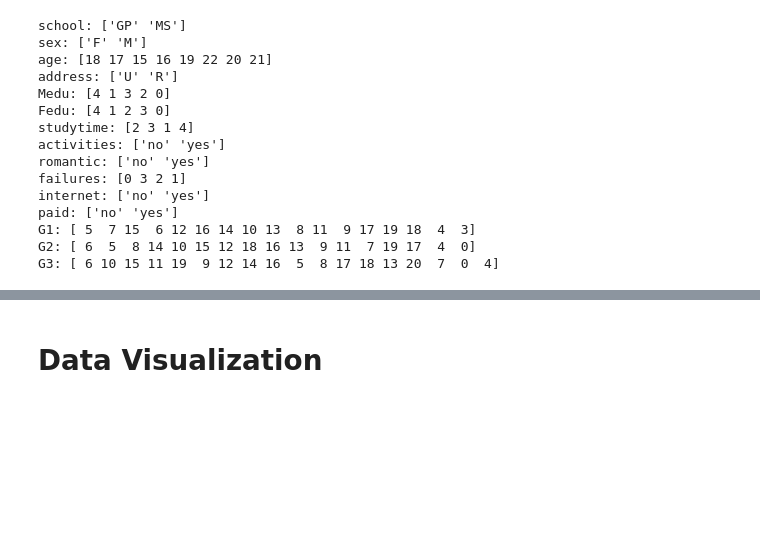
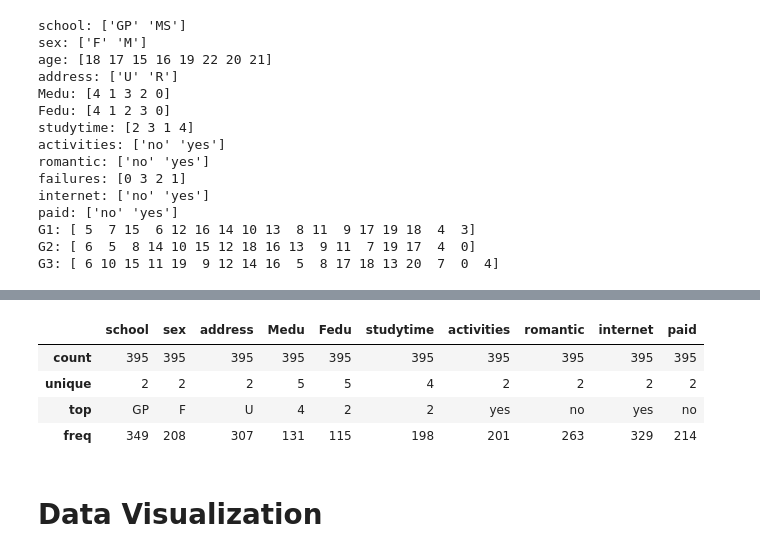
Before and after one commit to samillano-jk/Data_Analysis-projects-scripts-notebooks, a Jupyter notebook: Data-Analysis/student-performance-analysis.ipynb, the cells around one changed output, grey strips where cells are left out. Saved outputs shown, nothing was run; the diff lists cells and outputs as text; code cells hidden in the pictures; blank space fills up the shorter version.

Commit message:
Kaggle Notebook | Student-Performance-Analysis | Version 21

```diff
--- a/Data-Analysis/student-performance-analysis.ipynb
+++ b/Data-Analysis/student-performance-analysis.ipynb
@@ -121,3 +121,5 @@ paid: ['no' 'yes']
 G1: [ 5  7 15  6 12 16 14 10 13  8 11  9 17 19 18  4  3]
 G2: [ 6  5  8 14 10 15 12 18 16 13  9 11  7 19 17  4  0]
 G3: [ 6 10 15 11 19  9 12 14 16  5  8 17 18 13 20  7  0  4]
+# %%
+student.loc[:, ["Medu", "Fedu", "studytime"]] = student.loc[:, ["Medu", "Fedu", "studytime"]].astype(str)
@@ -124,3 +156,11 @@ G3: [ 6 10 15 11 19  9 12 14 16  5  8 17 18 13 20  7  0  4]
+# %%
+student.describe(include="object")
+# %% [output]
+|  | school | sex | address | Medu | Fedu | studytime | activities | romantic | internet | paid |
+| count | 395 | 395 | 395 | 395 | 395 | 395 | 395 | 395 | 395 | 395 |
+| unique | 2 | 2 | 2 | 5 | 5 | 4 | 2 | 2 | 2 | 2 |
+| top | GP | F | U | 4 | 2 | 2 | yes | no | yes | no |
+| freq | 349 | 208 | 307 | 131 | 115 | 198 | 201 | 263 | 329 | 214 |
 # %% [markdown]
 # Data Visualization
 # %%
```
Also changed, not shown: parts of 11 cells of this notebook.
